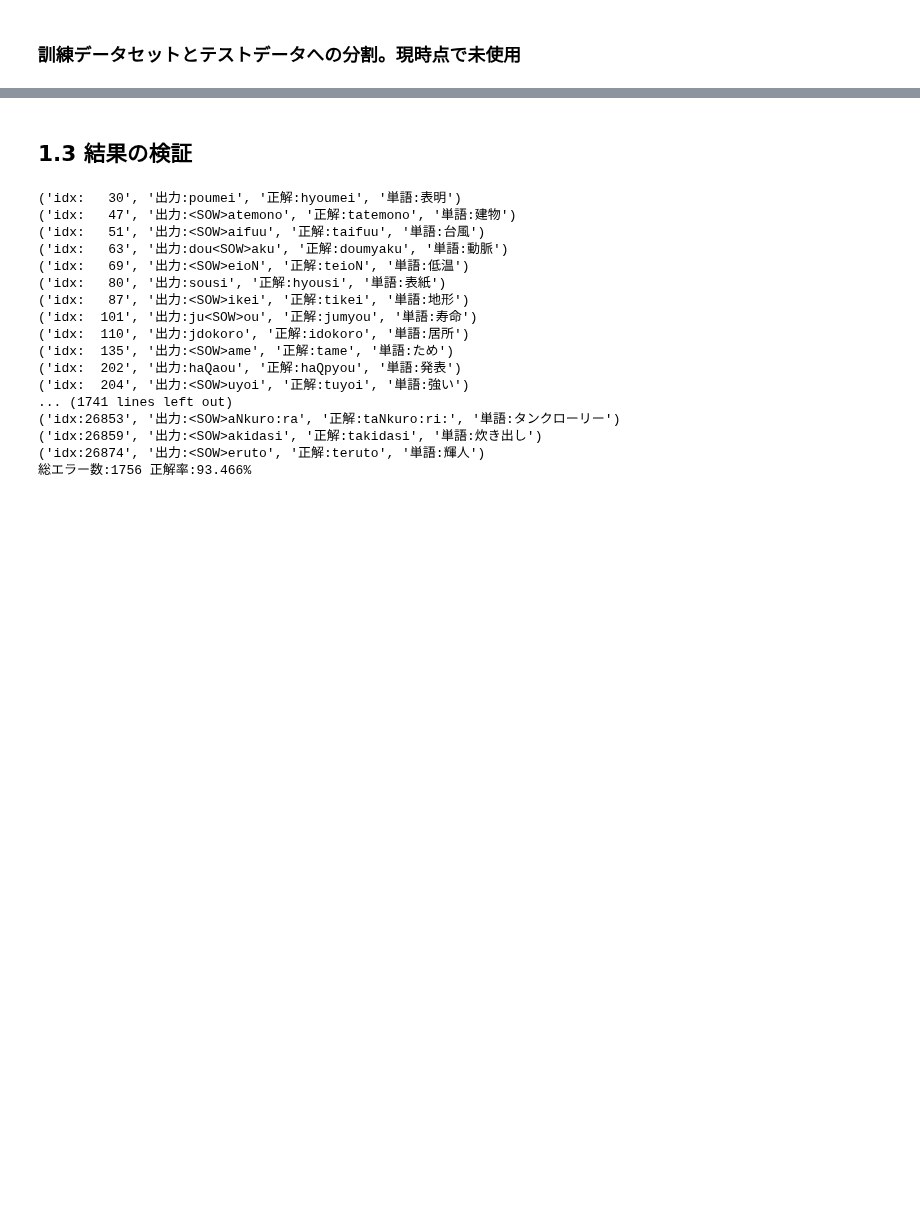
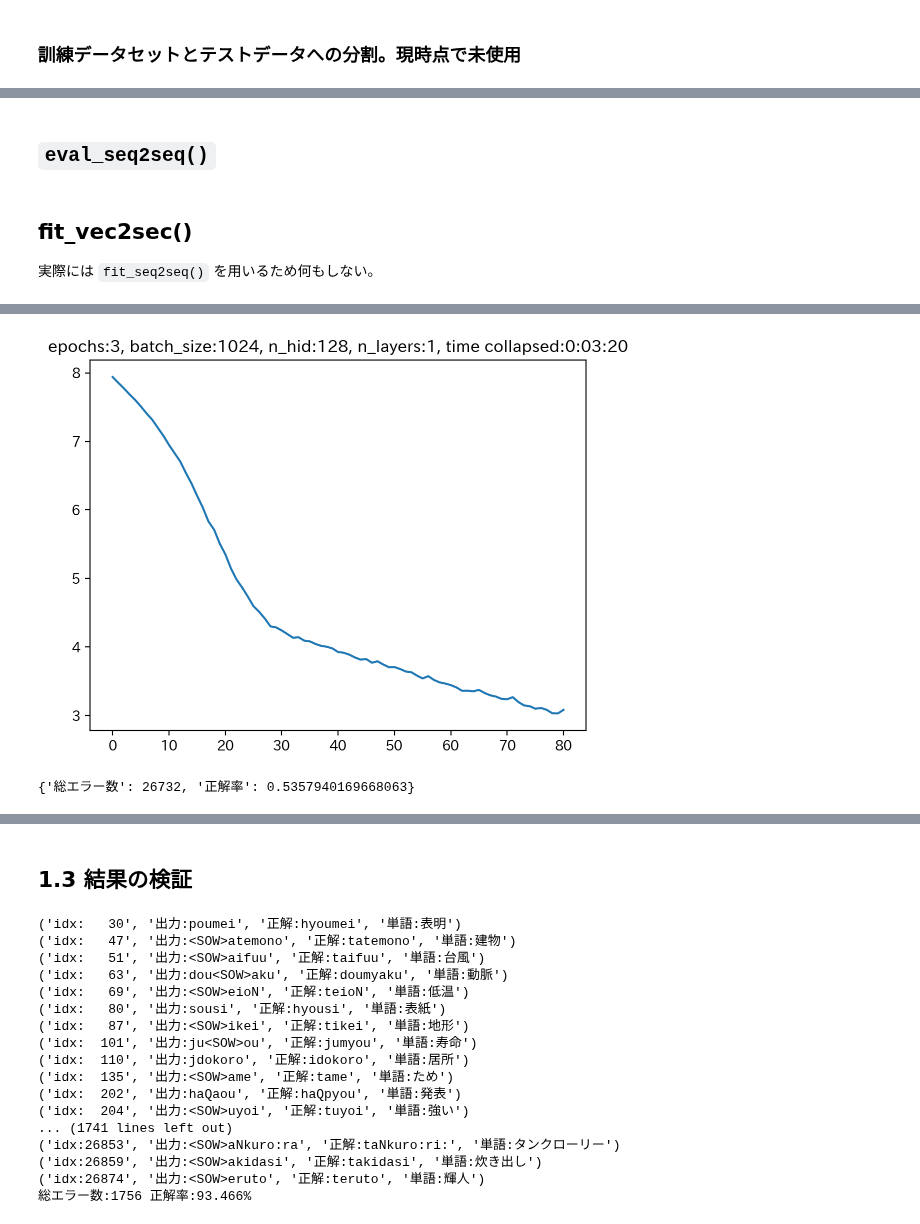
Before and after one commit to ShinAsakawa/ShinAsakawa.github.io, a Jupyter notebook: 2023notebooks/2023_1030Knd_Ijn_Ask.ipynb, the cells around one changed output, grey strips where cells are left out. Cells and saved outputs as stored; diff of their text form; code cells hidden in the pictures; blank space fills up the shorter version.

```diff
--- a/2023notebooks/2023_1030Knd_Ijn_Ask.ipynb
+++ b/2023notebooks/2023_1030Knd_Ijn_Ask.ipynb
@@ -580,0 +1050,51 @@ EncDec_w_Att(
+# %% [markdown]
+## `eval_seq2seq()`
+# %%
+def eval_seq2seq(
+    model:torch.nn.modules.module.Module=o2p,
+    ds:Dataset=psylex71_ds_o2p,
+    isPrint:bool=False,
+    errors:list=None):
+
+    model.eval()
+    if errors == None:
+        errors=[]
+
+    for N in tqdm(range(ds.__len__())):
+        x, y = ds.__getitem__(N)
+        enc_inp, dec_inp = x.unsqueeze(0).to(device), y.unsqueeze(0).to(device)
+        grand_truth = y.detach().numpy()[1:-1]
+        y_hat = model(enc_inp, dec_inp).to('cpu')
+        y_hat = np.argmax(y_hat.squeeze(0).detach().numpy(), axis=1)[1:-1]
+
+        if len(y_hat) == len(grand_truth):
+            n_correct = np.array((y_hat == grand_truth).sum())
+            isOK = n_correct == len(grand_truth)
+        else:
+            isOK = False
+
+        if not isOK:
+            errors.append((N,y_hat))
+            if isPrint:
+                color = 'grey' if isOK else 'red'
+                wrd = ds.getitem(N)[0]
+                print(colored(f'{N:05d}', color),
+                      colored(wrd, color='grey'), # , attrs=["bold"]),
+                      colored(y_hat,color,attrs=["bold"]),
+                      colored(ds.target_ids2target(y_hat), color, attrs=["bold"]),
+                      f'<-{ds.target_ids2target(grand_truth)}')
+
+    cr = len(errors) / N
+    return {'総エラー数':len(errors),
+            '正解率': (1.-cr) * 100}
+# %% [markdown]
+## fit_vec2sec()
+
+実際には `fit_seq2seq()` を用いるため何もしない。
+# %%
+#fit_seq2seq(epochs=3, model=s2p, dataloader=dl_s2p)
+#eval_seq2seq(model=s2p, ds= psylex71_ds_s2p)
+
+fit_seq2seq(epochs=3, model=s2o, dataloader=dl_s2o)
+eval_seq2seq(model=s2o, ds= psylex71_ds_s2o)
+# %% [output]
@@ -580,0 +1113,2 @@ EncDec_w_Att(
+[figure, added]
+{'総エラー数': 26732, '正解率': 0.5357940169668063}
```
Also changed, not shown: parts of 30 cells of this notebook.
